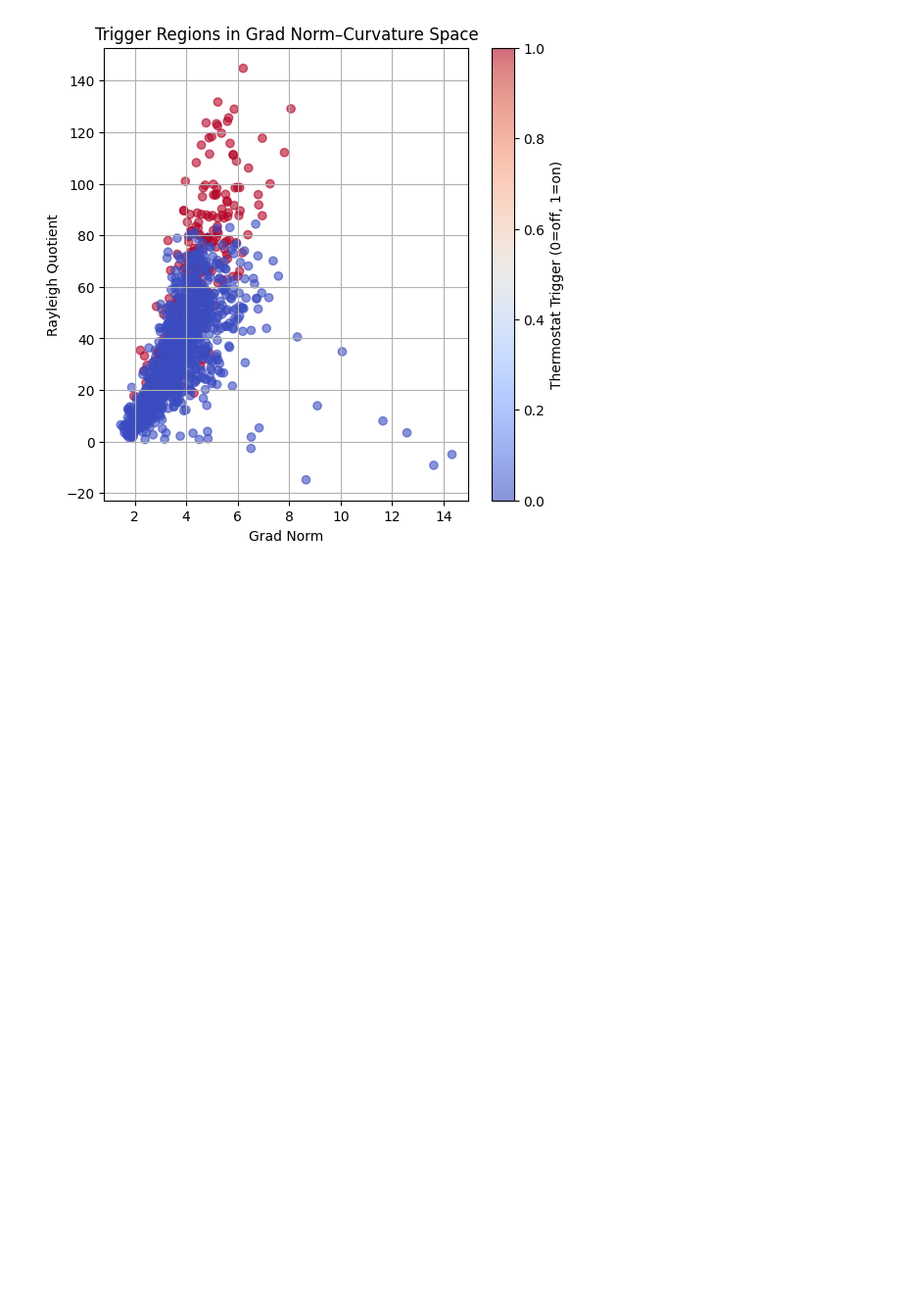
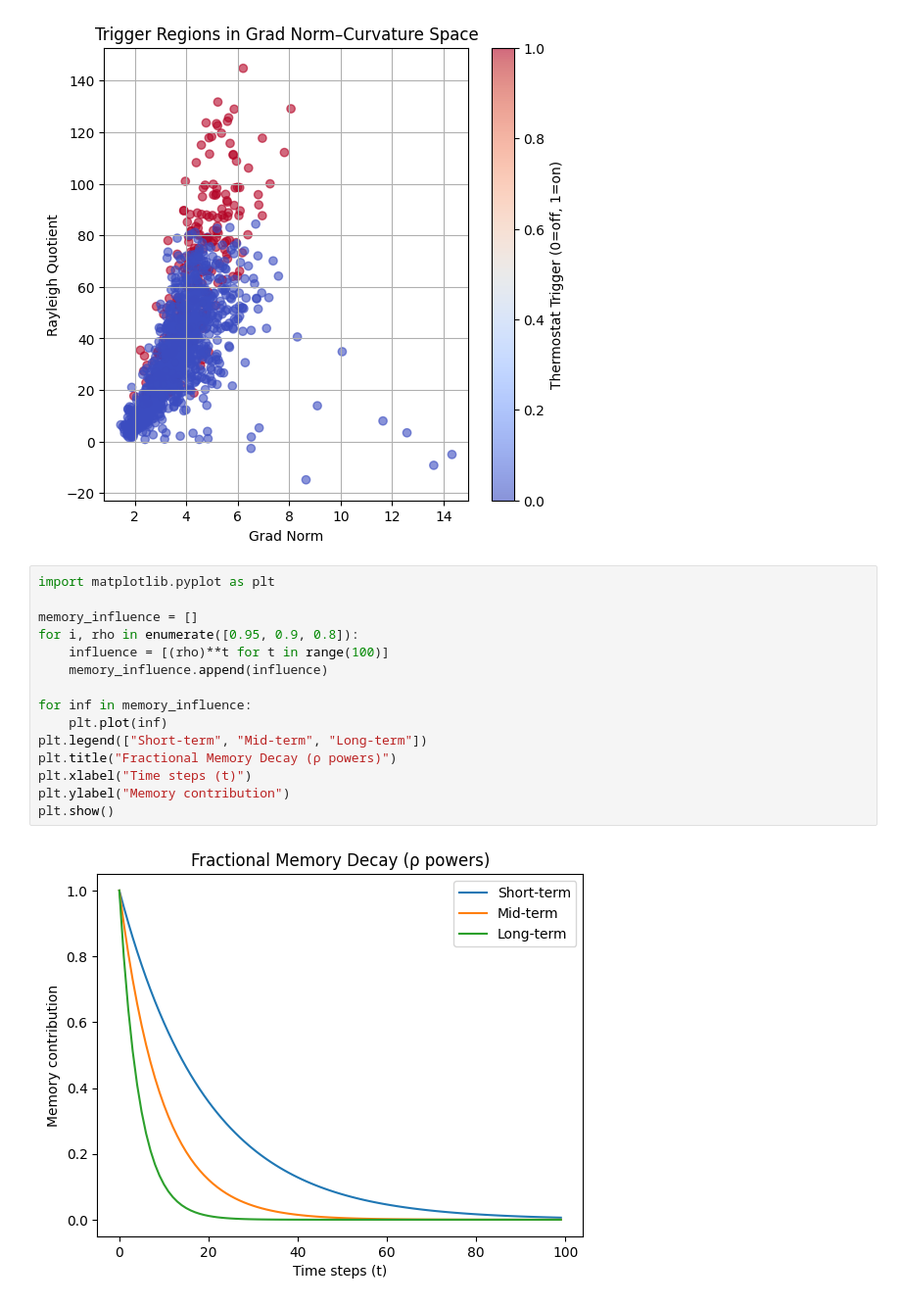
Before and after one commit to Hindolch/Dynamo-optimizer, a Jupyter notebook: experiments/logs.ipynb, the cells around one changed output. Shown: that part at 98% size. Cells and saved outputs as stored; diff of their text form; blank space fills up the shorter version.

```diff
--- a/experiments/logs.ipynb
+++ b/experiments/logs.ipynb
@@ -67,3 +67,20 @@ plt.grid(True)
 plt.show()
 # %% [output]
 [figure]
+# %%
+import matplotlib.pyplot as plt
+
+memory_influence = []
+for i, rho in enumerate([0.95, 0.9, 0.8]):
+    influence = [(rho)**t for t in range(100)]
+    memory_influence.append(influence)
+
+for inf in memory_influence:
+    plt.plot(inf)
+plt.legend(["Short-term", "Mid-term", "Long-term"])
+plt.title("Fractional Memory Decay (ρ powers)")
+plt.xlabel("Time steps (t)")
+plt.ylabel("Memory contribution")
+plt.show()
+# %% [output]
+[figure, added]
```
Also changed, not shown: 3 other files.
